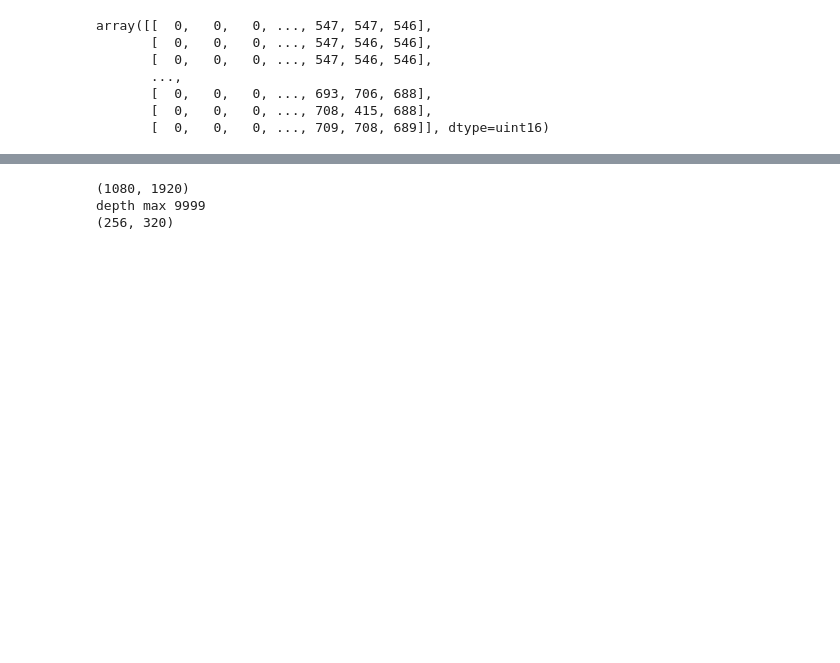
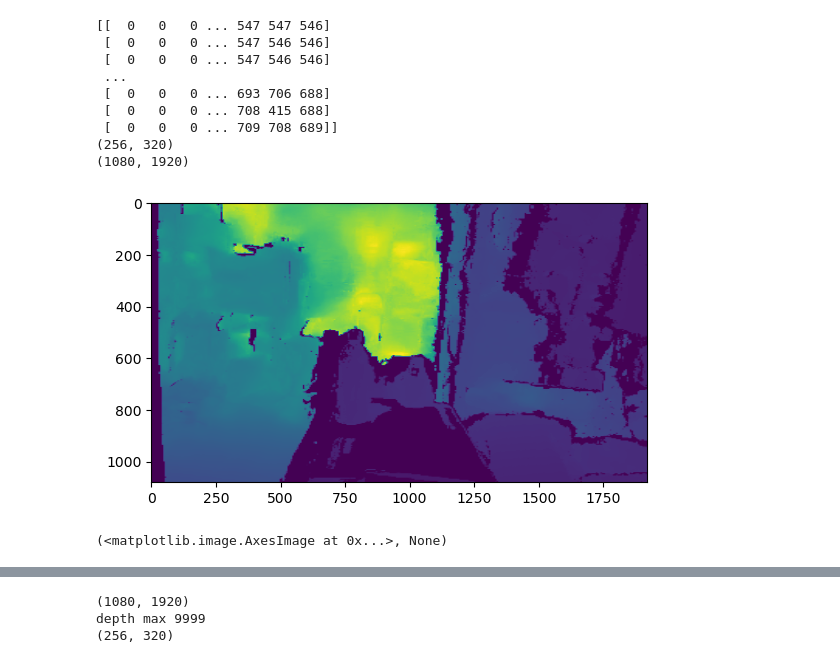
Before and after one commit to SavickTso/saic_depth, a Jupyter notebook: images/imageformatter.ipynb, the cells around one changed output, grey strips where cells are left out. Saved outputs shown, nothing was run; the diff lists cells and outputs as text; code cells hidden in the pictures; blank space fills up the shorter version.

```diff
--- a/images/imageformatter.ipynb
+++ b/images/imageformatter.ipynb
@@ -1,14 +1,25 @@
-# %%
-import cv2
-import numpy as np
-
-cv2.imread('depth_converted.png', cv2.IMREAD_ANYDEPTH)
-# %% [output]
-array([[  0,   0,   0, ..., 547, 547, 546],
-       [  0,   0,   0, ..., 547, 546, 546],
-       [  0,   0,   0, ..., 547, 546, 546],
-       ...,
-       [  0,   0,   0, ..., 693, 706, 688],
-       [  0,   0,   0, ..., 708, 415, 688],
-       [  0,   0,   0, ..., 709, 708, 689]], dtype=uint16)
+# %%
+import cv2
+import numpy as np
+import matplotlib.pyplot as plt
+
+
+depth_img=cv2.imread('depth_converted.png', cv2.IMREAD_ANYDEPTH)
+print(depth_img)
+print(depth_img.shape)
+upsampled_image = cv2.resize(depth_img, None, fx=1920/320, fy=1080/256, interpolation=cv2.INTER_LINEAR)
+print(upsampled_image.shape)
+plt.imshow(upsampled_image), plt.show()
+# %% [output]
+[[  0   0   0 ... 547 547 546]
+ [  0   0   0 ... 547 546 546]
+ [  0   0   0 ... 547 546 546]
+ ...
+ [  0   0   0 ... 693 706 688]
+ [  0   0   0 ... 708 415 688]
+ [  0   0   0 ... 709 708 689]]
+(256, 320)
+(1080, 1920)
+[figure, added]
+(<matplotlib.image.AxesImage at 0x...>, None)
 # %%
```
Also changed, not shown: parts of 4 cells of this notebook, 9 other files.
